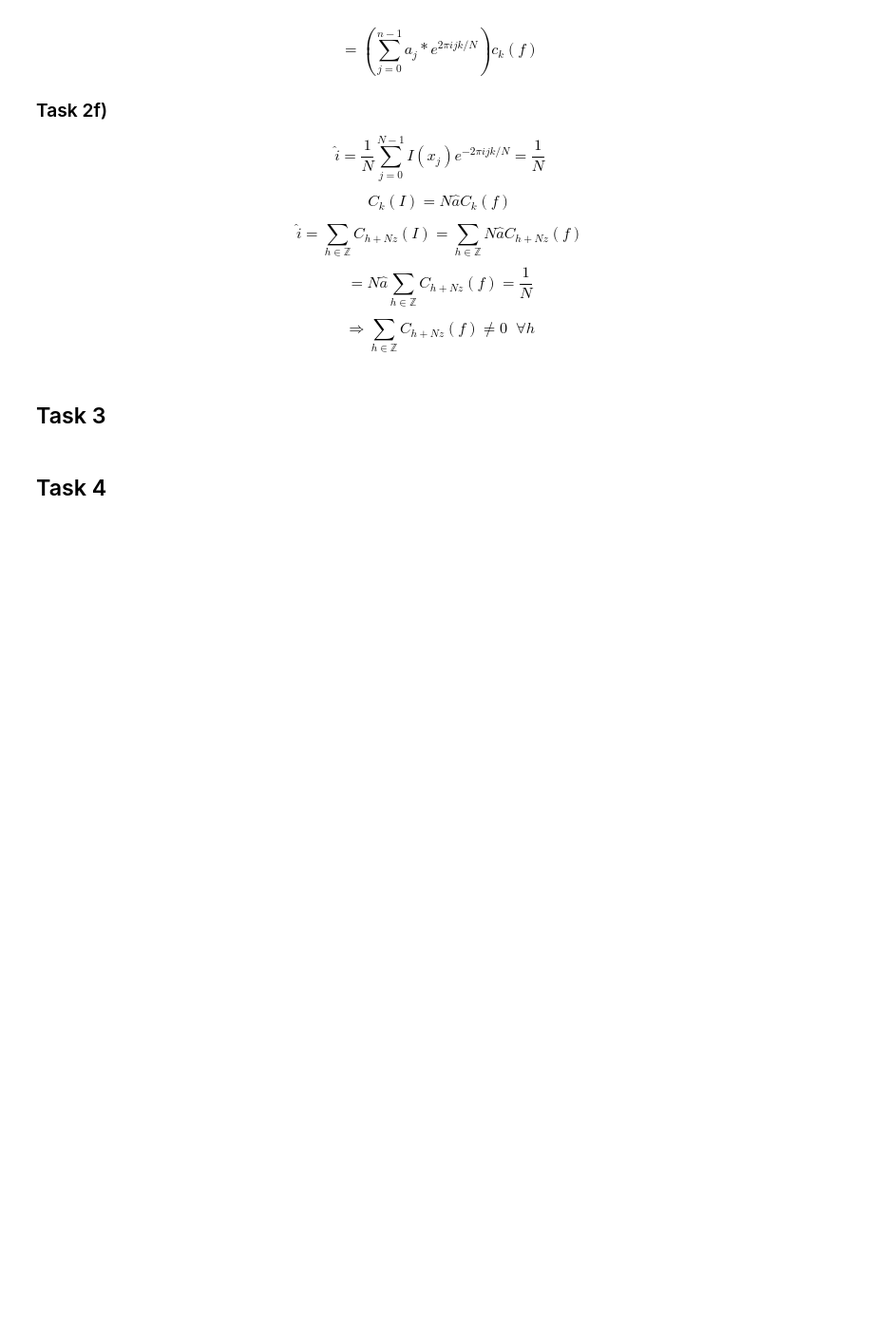
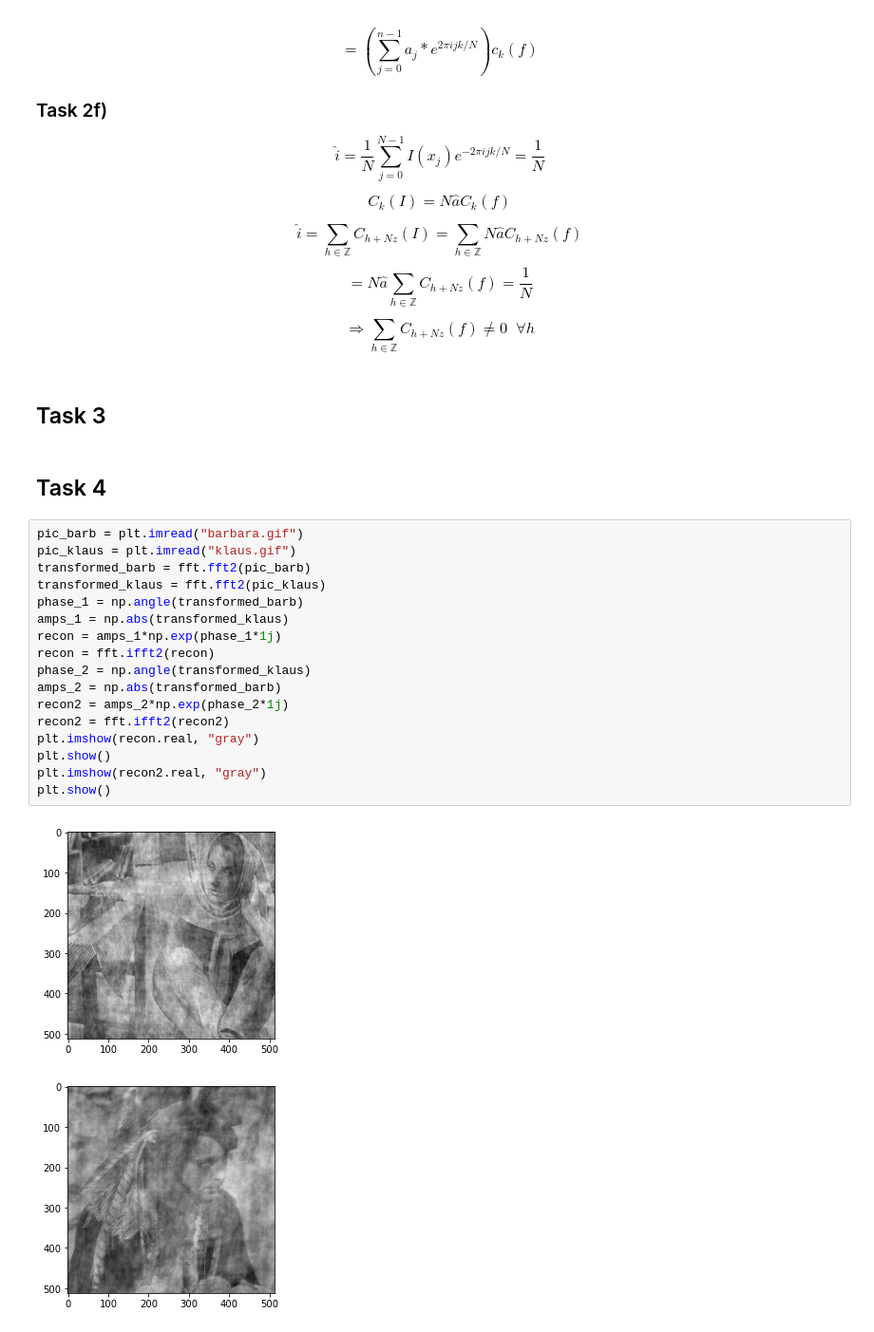
Before and after one commit to EmilKofoed/Prosjekt2-nummat, a Jupyter notebook: notebook.ipynb, the cells around one changed output. Shown at 95% size. Saved outputs shown, nothing was run; the diff lists cells and outputs as text; blank space fills up the shorter version.

```diff
--- a/notebook.ipynb
+++ b/notebook.ipynb
@@ -385,3 +386,23 @@ $$\Rightarrow \sum_{h \in \mathbb{Z}} C_{h+Nz}(f) \neq 0 \; \; \forall h $$
 ## Task 3
 # %% [markdown]
 ## Task 4
+# %%
+pic_barb = plt.imread("barbara.gif")
+pic_klaus = plt.imread("klaus.gif")
+transformed_barb = fft.fft2(pic_barb)
+transformed_klaus = fft.fft2(pic_klaus)
+phase_1 = np.angle(transformed_barb)
+amps_1 = np.abs(transformed_klaus)
+recon = amps_1*np.exp(phase_1*1j)
+recon = fft.ifft2(recon)
+phase_2 = np.angle(transformed_klaus)
+amps_2 = np.abs(transformed_barb)
+recon2 = amps_2*np.exp(phase_2*1j)
+recon2 = fft.ifft2(recon2)
+plt.imshow(recon.real, "gray")
+plt.show()
+plt.imshow(recon2.real, "gray")
+plt.show()
+# %% [output]
+[figure, added]
+[figure, added]
```
Also changed, not shown: parts of 1 cell of this notebook.
